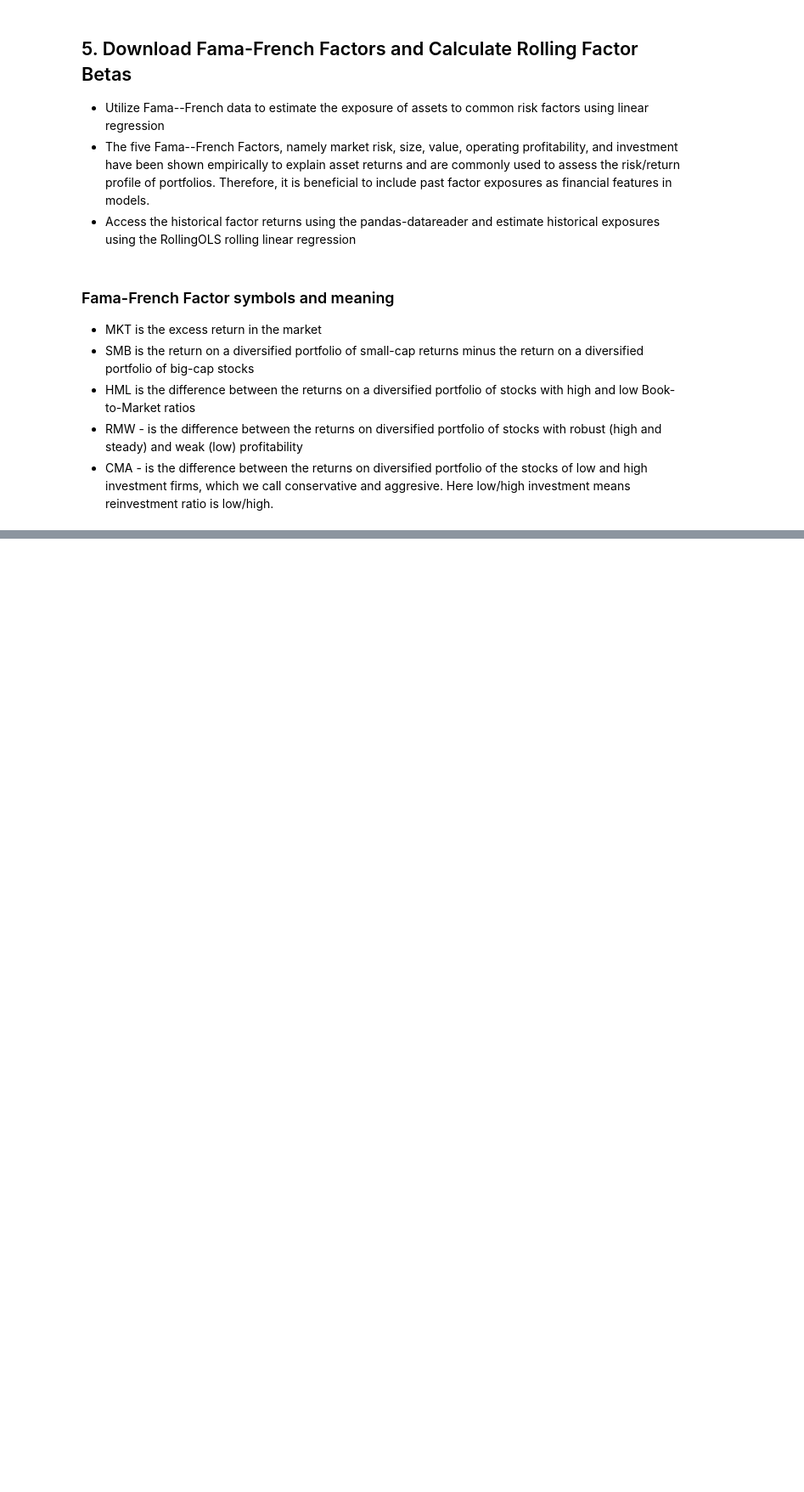
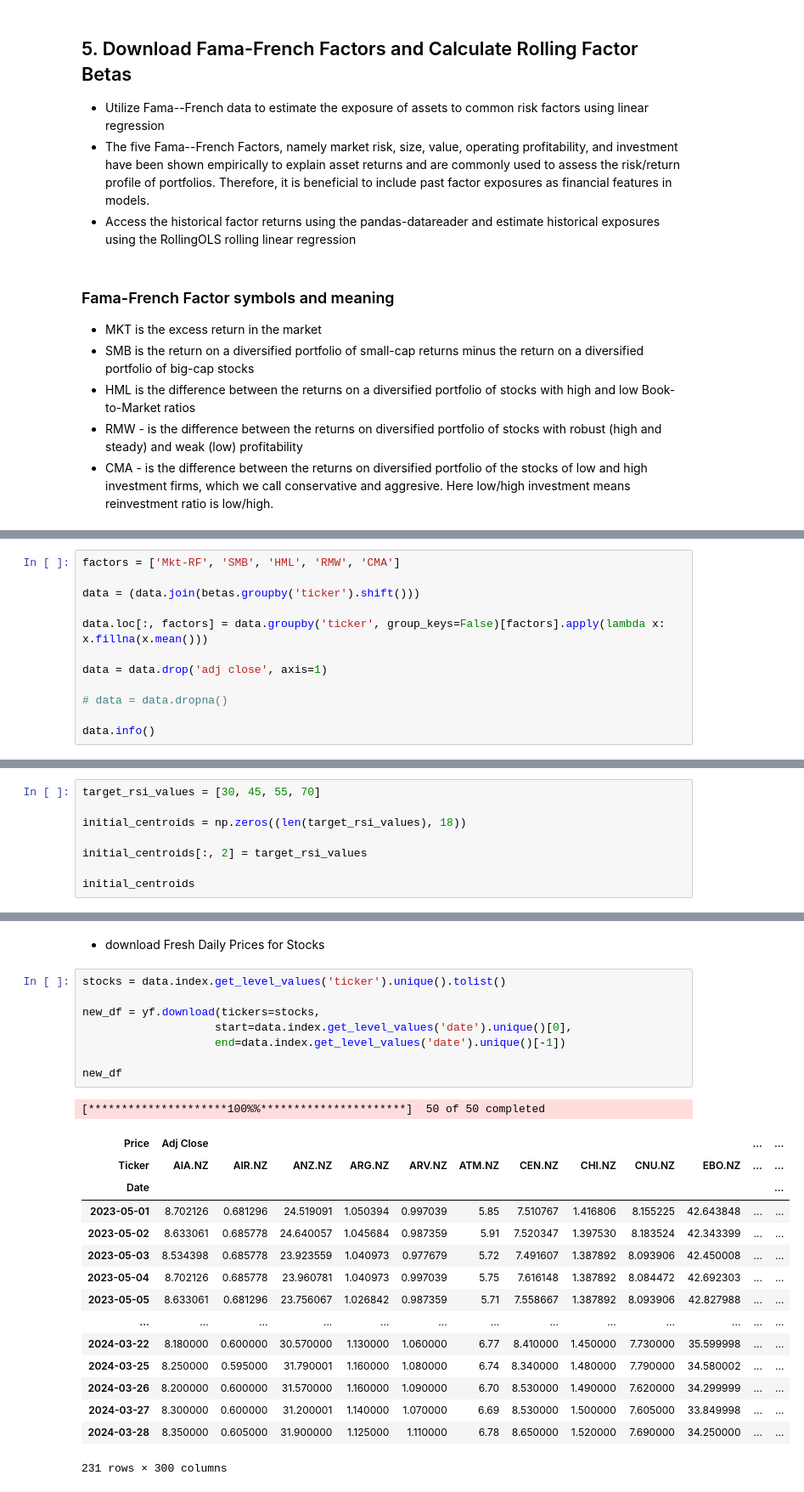
Before and after one commit to amm7903/NZX50, a Jupyter notebook: nzx50_attempt_2.ipynb, the cells around one changed output, grey strips where cells are left out. Shown at 85% size. Cells and saved outputs as stored; diff of their text form; blank space fills up the shorter version.

```diff
--- a/nzx50_attempt_2.ipynb
+++ b/nzx50_attempt_2.ipynb
@@ -296,0 +311,12 @@ data
+# %%
+factors = ['Mkt-RF', 'SMB', 'HML', 'RMW', 'CMA']
+
+data = (data.join(betas.groupby('ticker').shift()))
+
+data.loc[:, factors] = data.groupby('ticker', group_keys=False)[factors].apply(lambda x: x.fillna(x.mean()))
+
+data = data.drop('adj close', axis=1)
+
+# data = data.dropna()
+
+data.info()
@@ -296,0 +346,8 @@ data
+# %%
+target_rsi_values = [30, 45, 55, 70]
+
+initial_centroids = np.zeros((len(target_rsi_values), 18))
+
+initial_centroids[:, 2] = target_rsi_values
+
+initial_centroids
@@ -296,0 +499,27 @@ data
+# %% [markdown]
+* download Fresh Daily Prices for Stocks
+# %%
+stocks = data.index.get_level_values('ticker').unique().tolist()
+
+new_df = yf.download(tickers=stocks,
+                    start=data.index.get_level_values('date').unique()[0],
+                    end=data.index.get_level_values('date').unique()[-1])
+
+new_df
+# %% [output]
+[*********************100%%**********************]  50 of 50 completed
+| Price | Adj Close |  |  |  |  |  |  |  |  |  | ... | ... |
+| Ticker | AIA.NZ | AIR.NZ | ANZ.NZ | ARG.NZ | ARV.NZ | ATM.NZ | CEN.NZ | CHI.NZ | CNU.NZ | EBO.NZ | ... | ... |
+| Date |  |  |  |  |  |  |  |  |  |  |  | ... |
+| 2023-05-01 | 8.702126 | 0.681296 | 24.519091 | 1.050394 | 0.997039 | 5.85 | 7.510767 | 1.416806 | 8.155225 | 42.643848 | ... | ... |
+| 2023-05-02 | 8.633061 | 0.685778 | 24.640057 | 1.045684 | 0.987359 | 5.91 | 7.520347 | 1.397530 | 8.183524 | 42.343399 | ... | ... |
+| 2023-05-03 | 8.534398 | 0.685778 | 23.923559 | 1.040973 | 0.977679 | 5.72 | 7.491607 | 1.387892 | 8.093906 | 42.450008 | ... | ... |
+| 2023-05-04 | 8.702126 | 0.685778 | 23.960781 | 1.040973 | 0.997039 | 5.75 | 7.616148 | 1.387892 | 8.084472 | 42.692303 | ... | ... |
+| 2023-05-05 | 8.633061 | 0.681296 | 23.756067 | 1.026842 | 0.987359 | 5.71 | 7.558667 | 1.387892 | 8.093906 | 42.827988 | ... | ... |
+| ... | ... | ... | ... | ... | ... | ... | ... | ... | ... | ... | ... | ... |
+| 2024-03-22 | 8.180000 | 0.600000 | 30.570000 | 1.130000 | 1.060000 | 6.77 | 8.410000 | 1.450000 | 7.730000 | 35.599998 | ... | ... |
+| 2024-03-25 | 8.250000 | 0.595000 | 31.790001 | 1.160000 | 1.080000 | 6.74 | 8.340000 | 1.480000 | 7.790000 | 34.580002 | ... | ... |
+| 2024-03-26 | 8.200000 | 0.600000 | 31.570000 | 1.160000 | 1.090000 | 6.70 | 8.530000 | 1.490000 | 7.620000 | 34.299999 | ... | ... |
+| 2024-03-27 | 8.300000 | 0.600000 | 31.200001 | 1.140000 | 1.070000 | 6.69 | 8.530000 | 1.500000 | 7.605000 | 33.849998 | ... | ... |
+| 2024-03-28 | 8.350000 | 0.605000 | 31.900000 | 1.125000 | 1.110000 | 6.78 | 8.650000 | 1.520000 | 7.690000 | 34.250000 | ... | ... |
+231 rows × 300 columns
```
Also changed, not shown: parts of 29 cells of this notebook.
